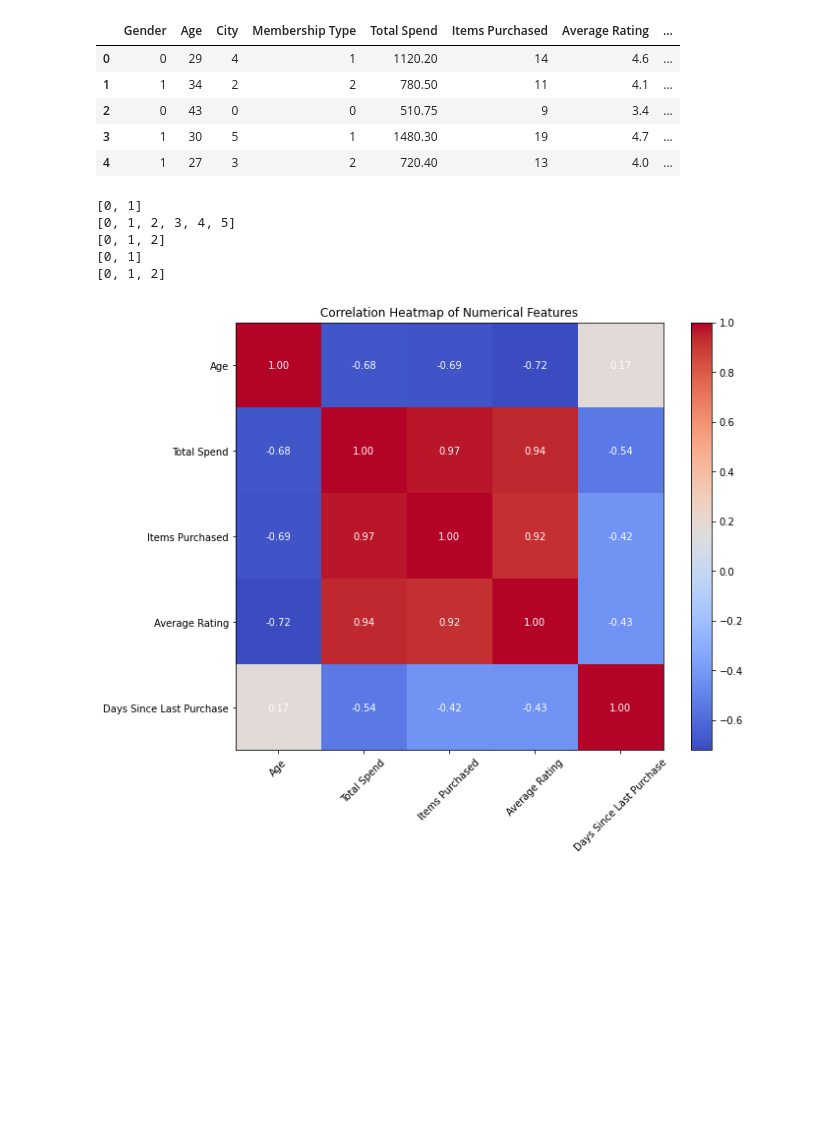
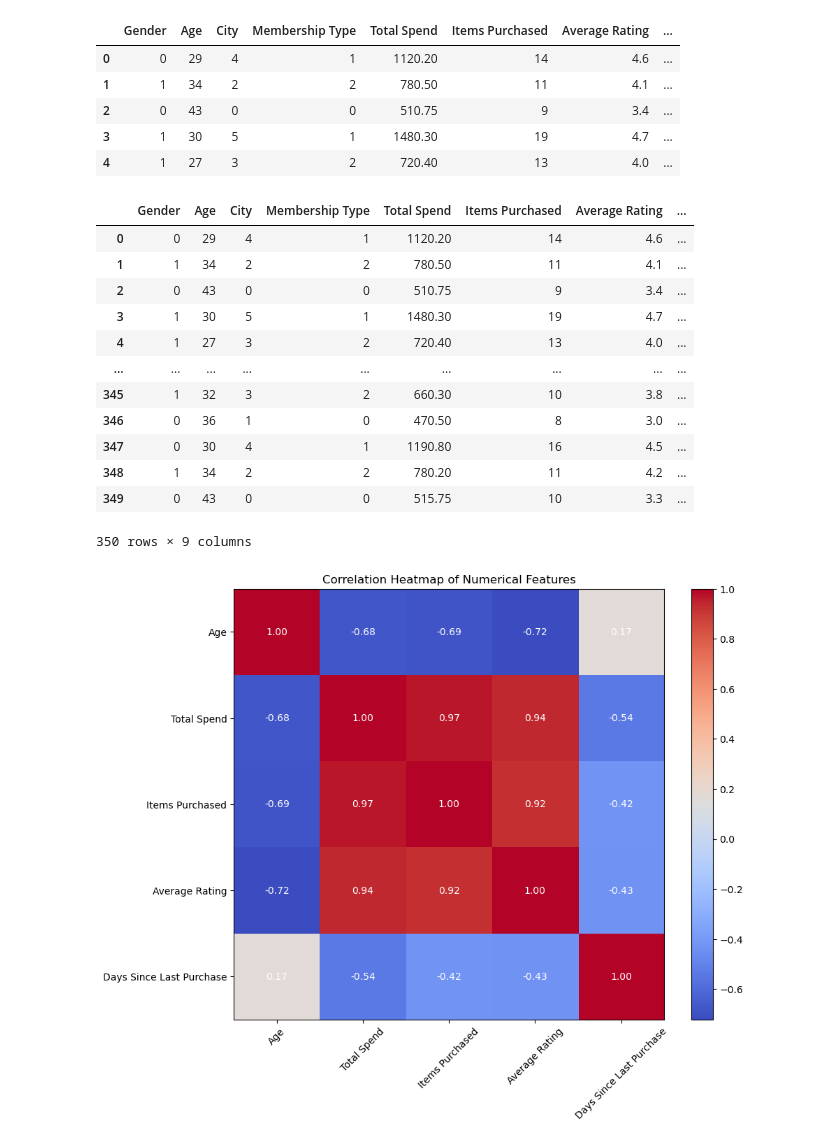
Before and after one commit to Nikhil-Jagadeesh/PDS-Project, a Jupyter notebook: src/customersegmentation.ipynb, the cells around one changed output. Drawn from its saved outputs; the diff is of its cells as text; code cells hidden in the pictures; blank space fills up the shorter version.

```diff
--- a/src/customersegmentation.ipynb
+++ b/src/customersegmentation.ipynb
@@ -116,15 +117,19 @@ features.head()
 | 3 | 1 | 30 | 5 | 1 | 1480.30 | 19 | 4.7 | ... |
 | 4 | 1 | 27 | 3 | 2 | 720.40 | 13 | 4.0 | ... |
 # %%
-print(sorted(df['Gender'].unique()))
-print(sorted(df['City'].unique()))
-print(sorted(df['Membership Type'].unique()))
-print(sorted(df['Discount Applied'].unique()))
-print(sorted(df['Satisfaction Level'].unique()))
+features
 # %% [output]
+|  | Gender | Age | City | Membership Type | Total Spend | Items Purchased | Average Rating | ... |
+| 0 | 0 | 29 | 4 | 1 | 1120.20 | 14 | 4.6 | ... |
+| 1 | 1 | 34 | 2 | 2 | 780.50 | 11 | 4.1 | ... |
+| 2 | 0 | 43 | 0 | 0 | 510.75 | 9 | 3.4 | ... |
+| 3 | 1 | 30 | 5 | 1 | 1480.30 | 19 | 4.7 | ... |
+| 4 | 1 | 27 | 3 | 2 | 720.40 | 13 | 4.0 | ... |
+| ... | ... | ... | ... | ... | ... | ... | ... | ... |
+| 345 | 1 | 32 | 3 | 2 | 660.30 | 10 | 3.8 | ... |
+| 346 | 0 | 36 | 1 | 0 | 470.50 | 8 | 3.0 | ... |
+| 347 | 0 | 30 | 4 | 1 | 1190.80 | 16 | 4.5 | ... |
+| 348 | 1 | 34 | 2 | 2 | 780.20 | 11 | 4.2 | ... |
+| 349 | 0 | 43 | 0 | 0 | 515.75 | 10 | 3.3 | ... |
-[0, 1]
-[0, 1, 2, 3, 4, 5]
-[0, 1, 2]
-[0, 1]
-[0, 1, 2]
+350 rows × 9 columns
 # %%
```
Also changed, not shown: parts of 19 cells of this notebook.
